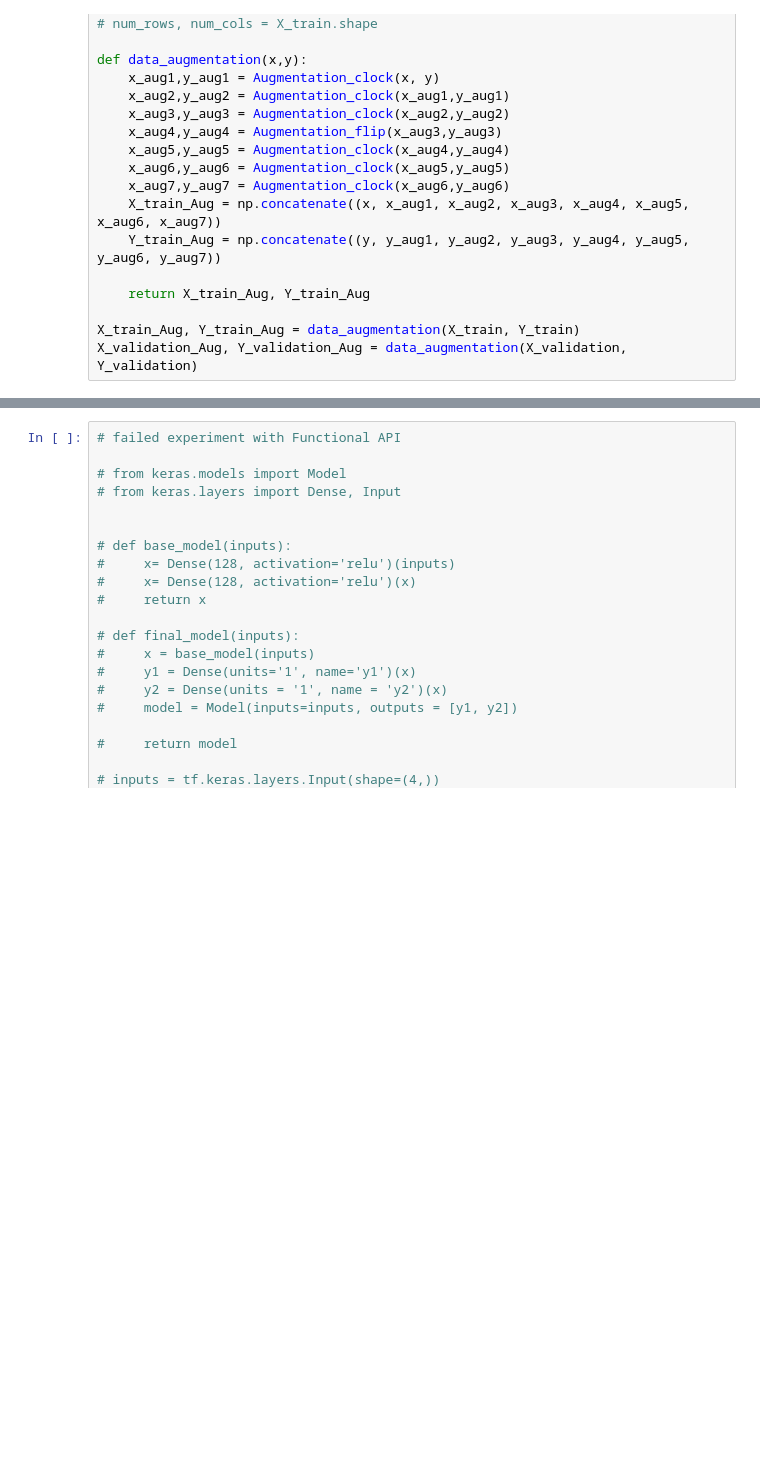
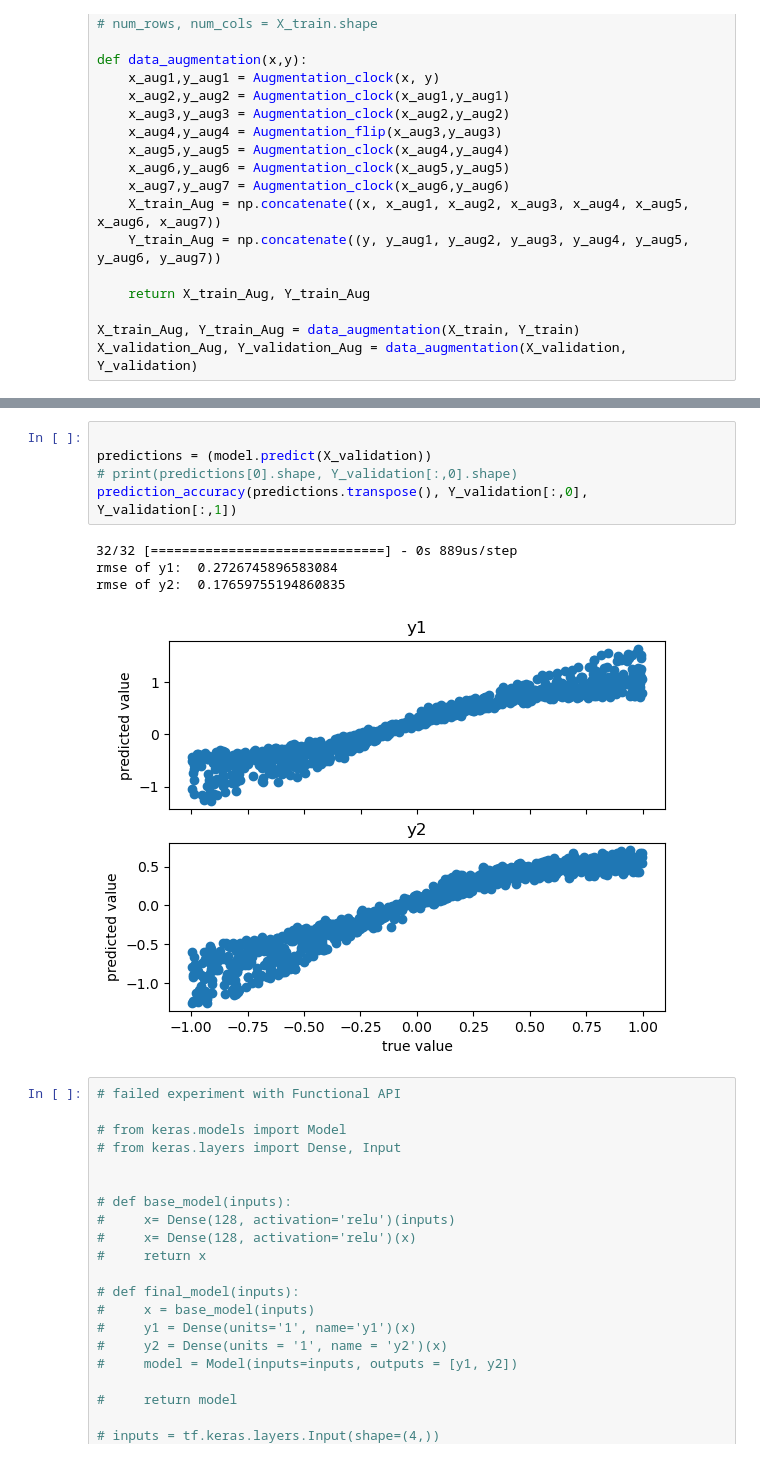
Before and after one commit to sreeragvn/FPDS-final-project-Leakage-Detection, a Jupyter notebook: leakage.ipynb, the cells around one changed output, grey strips where cells are left out. Drawn from its saved outputs; the diff is of its cells as text; blank space fills up the shorter version.

```diff
--- a/leakage.ipynb
+++ b/leakage.ipynb
@@ -468,3 +557,13 @@ rmse of y2:  0.11942595764740209
+# %%
+
+predictions = (model.predict(X_validation))
+# print(predictions[0].shape, Y_validation[:,0].shape)
+prediction_accuracy(predictions.transpose(), Y_validation[:,0], Y_validation[:,1])
+# %% [output]
+32/32 [==============================] - 0s 889us/step
+rmse of y1:  0.2726745896583084
+rmse of y2:  0.17659755194860835
+[figure, added]
 # %%
 # failed experiment with Functional API
 
```
Also changed, not shown: parts of 11 cells of this notebook.
